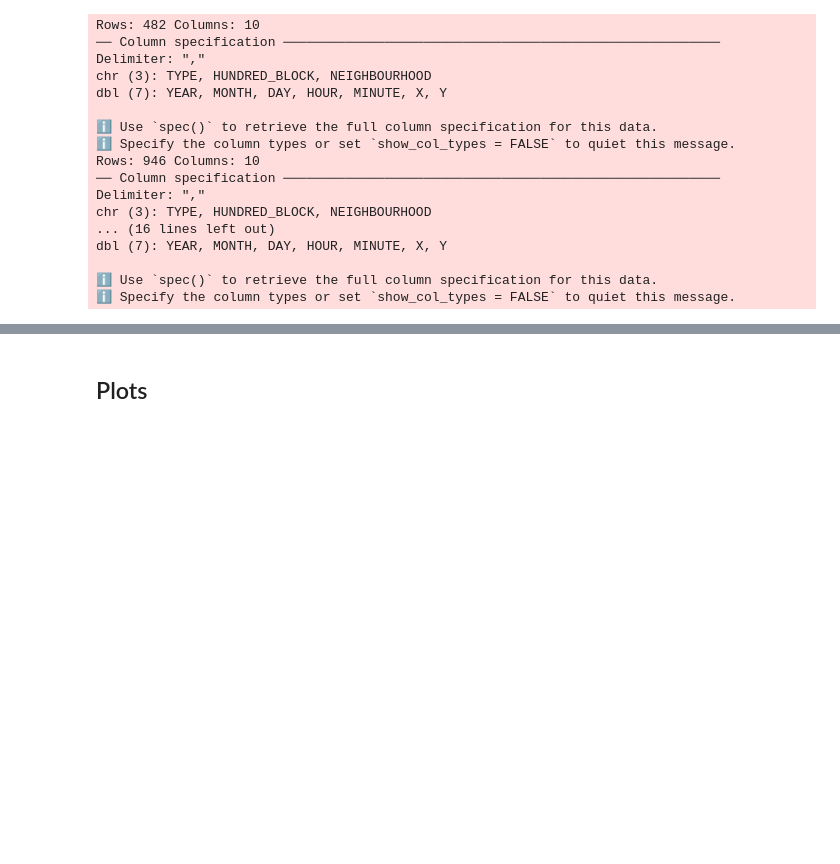
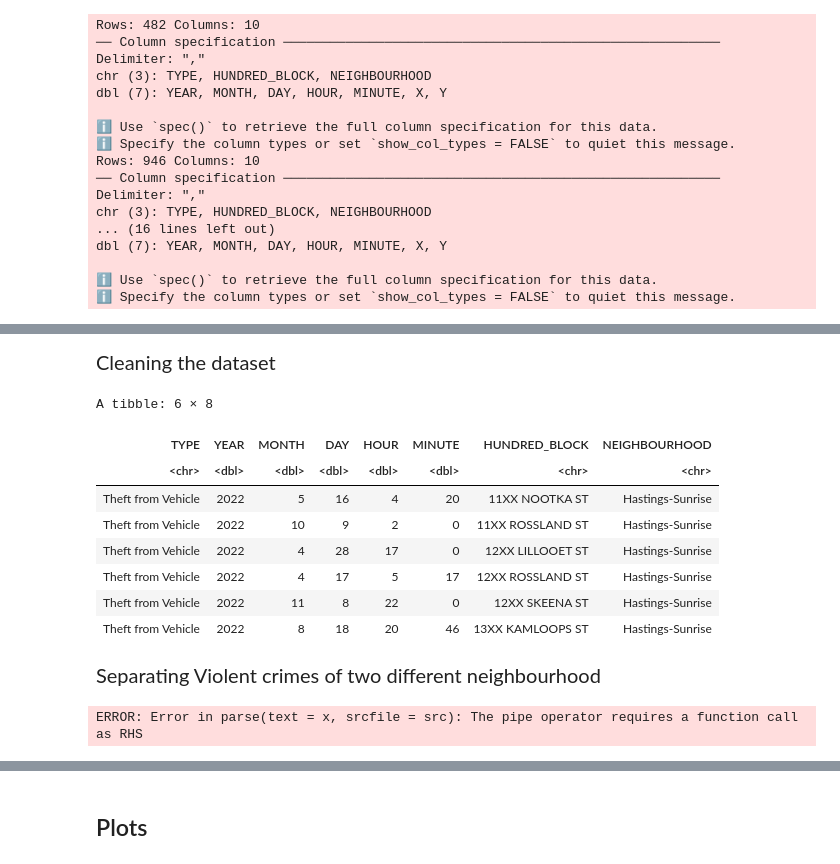
Before and after one commit to Carson-Lu/stat201project-Group27, a Jupyter notebook: proposal.ipynb, the cells around one changed output, grey strips where cells are left out. Cells and saved outputs as stored; diff of their text form; code cells hidden in the pictures; blank space fills up the shorter version.

Commit message:
Data cleaning and wrangling

```diff
--- a/proposal.ipynb
+++ b/proposal.ipynb
@@ -88,0 +93,3 @@ A tibble: 6 × 10
+# %%
+crimes <- rbind(hastings_2022, hastings_2023, west_point_grey_2022,west_point_grey_2023)
+head(crimes)
@@ -88,0 +106,39 @@ A tibble: 6 × 10
+# %% [markdown]
+<span style="font-size: 15pt;">  Cleaning the dataset
+# %%
+crimes_cleaned <-  crimes |> #removing unwanted columns from the dataset
+select(-X & -Y)
+
+head(crimes_cleaned)
+# %% [output]
+A tibble: 6 × 8
+| TYPE | YEAR | MONTH | DAY | HOUR | MINUTE | HUNDRED_BLOCK | NEIGHBOURHOOD |
+| <chr> | <dbl> | <dbl> | <dbl> | <dbl> | <dbl> | <chr> | <chr> |
+| Theft from Vehicle | 2022 | 5 | 16 | 4 | 20 | 11XX NOOTKA ST | Hastings-Sunrise |
+| Theft from Vehicle | 2022 | 10 | 9 | 2 | 0 | 11XX ROSSLAND ST | Hastings-Sunrise |
+| Theft from Vehicle | 2022 | 4 | 28 | 17 | 0 | 12XX LILLOOET ST | Hastings-Sunrise |
+| Theft from Vehicle | 2022 | 4 | 17 | 5 | 17 | 12XX ROSSLAND ST | Hastings-Sunrise |
+| Theft from Vehicle | 2022 | 11 | 8 | 22 | 0 | 12XX SKEENA ST | Hastings-Sunrise |
+| Theft from Vehicle | 2022 | 8 | 18 | 20 | 46 | 13XX KAMLOOPS ST | Hastings-Sunrise |
+# %% [markdown]
+<span style="font-size: 15pt;"> Separating Violent crimes of two different neighbourhood
+# %%
+violent_crimes <- crimes_cleaned |>
+filter(TYPE == "Offence Against a Person" | TYPE == "Homicide") #filtering Offence Against a Person & Homicide crimes as they are considered violent
+
+
+vcrimes_in_point_grey <- violent_crimes |> #filtering West Point Grey neighbourhood
+filter(NEIGHBOURHOOD == "West Point Grey")
+
+vcrimes_in_hastings <- violent_crimes |> #filtering Hastings Sunrise neighbourhood
+filter(NEIGHBOURHOOD == "Hastings-Sunrise")
+
+vcrimes_in_point_grey_count <- vcrimes_in_point_grey |> #counting the total vioent crimes in West Point Grey
+nrow()
+
+vcrimes_in_hastings_count <- vcrimes_in_hastings |> #counting the total vioent crimes in Hastings Sunrise
+
+vcrimes_in_point_grey_count
+vcrimes_in_hastings_count
+# %% [output]
+ERROR: Error in parse(text = x, srcfile = src): The pipe operator requires a function call as RHS
```
Also changed, not shown: parts of 5 cells of this notebook.
